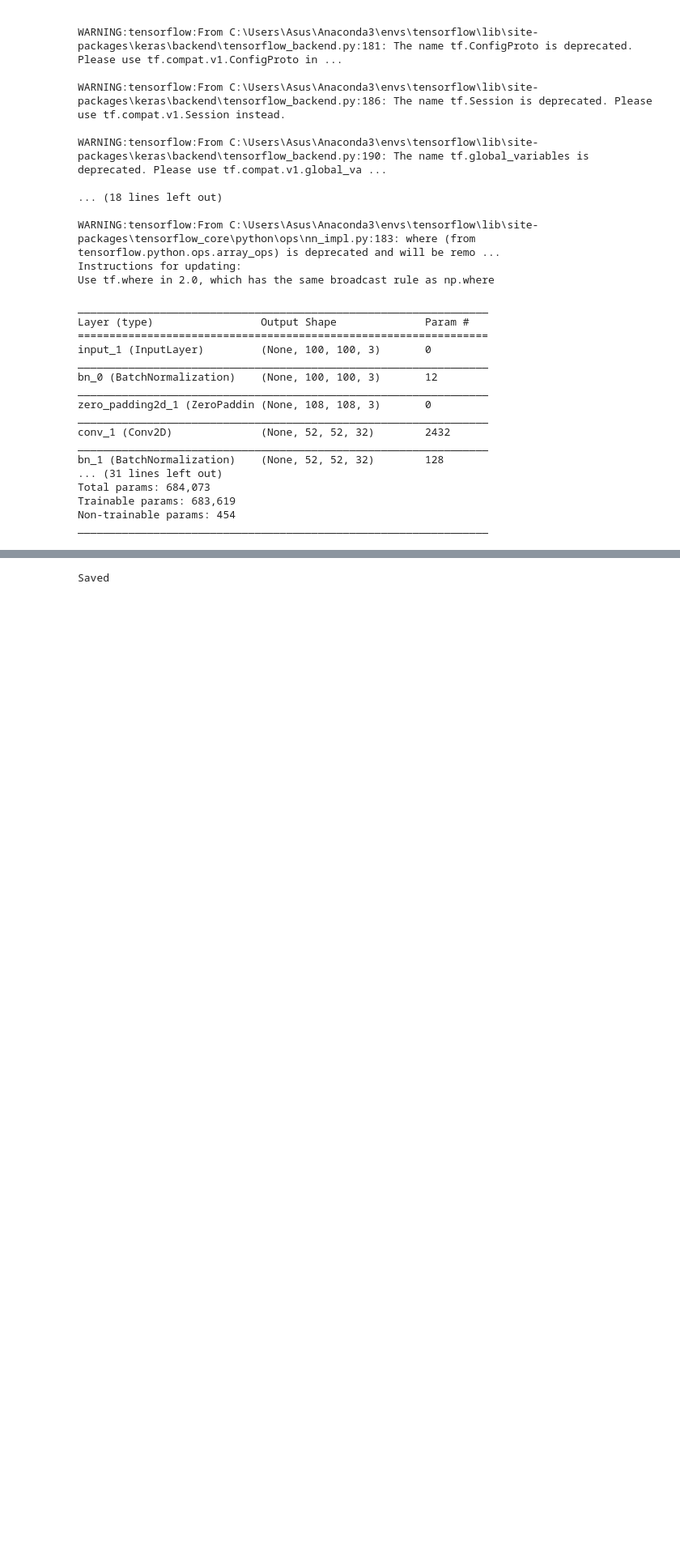
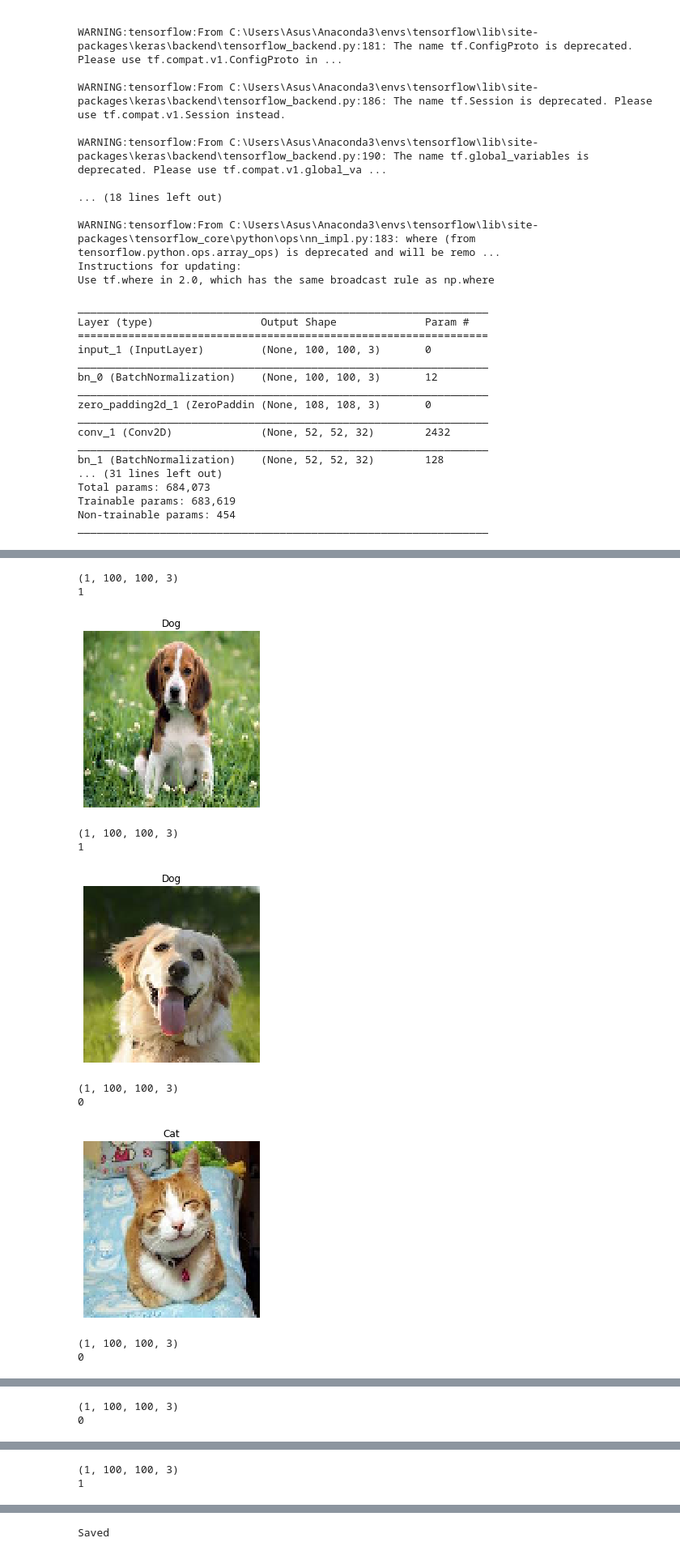
Before and after one commit to dwaipayan-dev/Cat-Vs-Dog-, a Jupyter notebook: 6th Sem minor project.ipynb, the cells around one changed output, grey strips where cells are left out. Shown: that part at 81% size. Cells and saved outputs as stored; diff of their text form; code cells hidden in the pictures; blank space fills up the shorter version.

```diff
--- a/6th Sem minor project.ipynb
+++ b/6th Sem minor project.ipynb
@@ -166,0 +189,42 @@ import h5py
+# %%
+class_list = ['Cat','Dog']
+
+def predict_class(model, images, show = True):
+    for img in images:
+        img = load_img(img, target_size=(100, 100))
+        img = img_to_array(img)
+        img = np.expand_dims(img, axis=0)
+        print(img.shape)
+        pred = model.predict(img)
+        if pred >= 0.5:
+            index = 1
+        else:
+            index = 0
+        print(index)
+        pred_value = class_list[index]
+        if show:
+            plt.imshow(img[0]/255)
+            plt.axis('off')
+            plt.title(pred_value)
+            plt.show()
+# %%
+testing = []
+testing.append("test9.jpg")
+testing.append("test10.jpg")
+testing.append("test6.jpg")
+testing.append("test7.jpg")
+testing.append("test8.jpg")
+testing.append("test12.jpg")
+predict_class(mymodel, testing, True)
+# %% [output]
+(1, 100, 100, 3)
+1
+[figure, added]
+(1, 100, 100, 3)
+1
+[figure, added]
+(1, 100, 100, 3)
+0
+[figure, added]
+(1, 100, 100, 3)
+0
@@ -166,0 +232,2 @@ import h5py
+(1, 100, 100, 3)
+0
@@ -166,0 +235,2 @@ import h5py
+(1, 100, 100, 3)
+1
```
Also changed, not shown: parts of 10 cells of this notebook, 9 other files.
